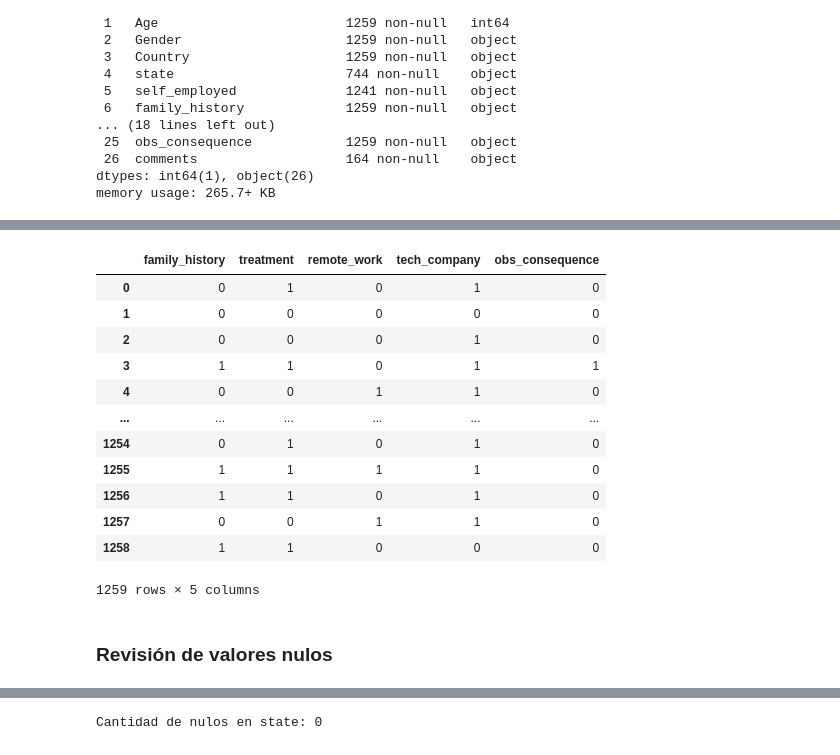
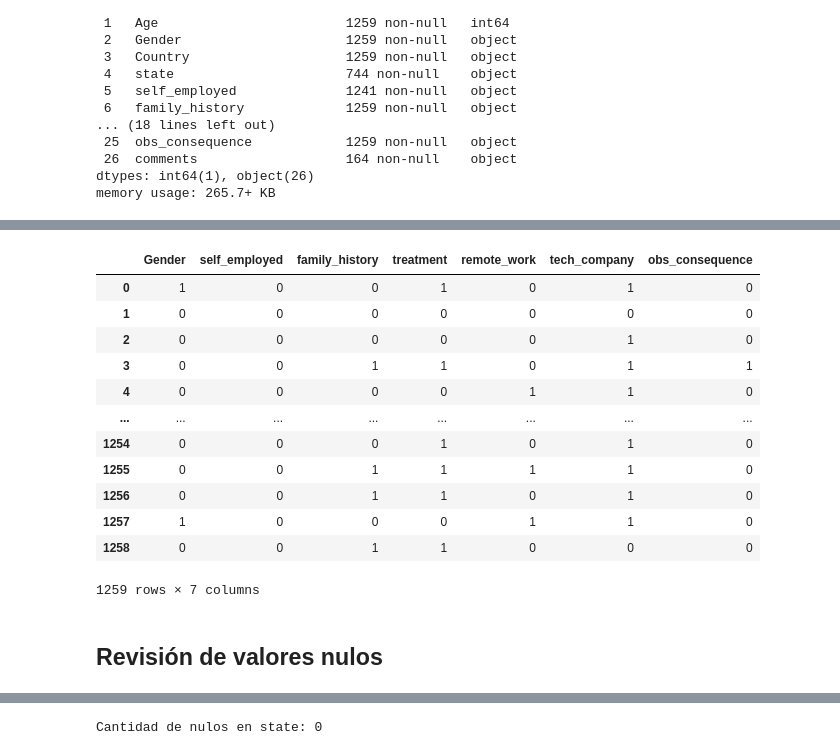
Before and after one commit to desparza13/MentalHealth_ML, a Jupyter notebook: Limpieza Dataset Mental Health - Equipo 2.ipynb, the cells around one changed output, grey strips where cells are left out. Saved outputs shown, nothing was run; the diff lists cells and outputs as text; code cells hidden in the pictures.

```diff
--- a/Limpieza Dataset Mental Health - Equipo 2.ipynb
+++ b/Limpieza Dataset Mental Health - Equipo 2.ipynb
@@ -87,2 +87,19 @@ memory usage: 265.7+ KB
+# %%
+#Cambiar valores ambiguos para que concuerden con las descripciones de los features
+#Care options se define como si conoce las opciones relacionados con el cuidado de la salud mental que el empleador provee
+#por ello si el encuestado contesta Not sure asumimos que es un no, no conoce
+df['care_options'] = df['care_options'].apply(lambda x: 'No' if x == 'Not sure' else x)
+# %%
+#Wellness program se define como El empleador ha discutido alguna vez la salud mental como parte del programa de bienestar para el empleado
+#por lo que si no sabe o no lo recuerda, el empleador no ha tenido esa discusión con el
+df['wellness_program'] = df['wellness_program'].apply(lambda x:'No' if x == "Don't know" else x)
+# %%
+#Coworkers se define como Si estaría dispuesto a discutir algún tema relacionado con la salud mental con sus compañeros de trabajo
+#pero para fines de este estudio y poder generalizar, en caso de estar dispuesto a hablar con uno, lo tomaremos como si estar dispuesto a hablar
+df['coworkers'] = df['coworkers'].apply(lambda x:'Yes' if x == "Some of them" else x)
+# %%
+#Supervisor se define como Si estaría dispuesto a discutir algún tema relacionado con la salud mental con su supervisor
+#pero para fines de este estudio y poder generalizar, en caso de estar dispuesto a hablar con uno, lo tomaremos como si estar dispuesto a hablar
+df['supervisor'] = df['supervisor'].apply(lambda x:'Yes' if x == "Some of them" else x)
 # %%
 #Desplegar las columnas con valores binarios
@@ -106,29 +122,37 @@ df[['family_history','treatment','remote_work', 'tech_company', 'obs_consequence
 # %%
 #Reemplazar las columnas 'family_history', 'treatment', 'remote_work', 'tech_company' y 'obs_consequence' por enteros para poder visualizar los datos
+df['self_employed'] = df['self_employed'].apply(lambda x: 1 if x == 'Yes' else 0)
 df['family_history'] = df['family_history'].apply(lambda x: 1 if x == 'Yes' else 0)
 df['treatment'] = df['treatment'].apply(lambda x: 1 if x == 'Yes' else 0)
 df['remote_work'] = df['remote_work'].apply(lambda x: 1 if x == 'Yes' else 0)
 df['tech_company'] = df['tech_company'].apply(lambda x: 1 if x == 'Yes' else 0)
+df['care_options'] = df['care_options'].apply(lambda x: 1 if x == 'Yes' else 0)
+df['wellness_program'] = df['wellness_program'].apply(lambda x: 1 if x == 'Yes' else 0)
+df['coworkers'] = df['coworkers'].apply(lambda x: 1 if x == 'Yes' else 0)
+df['supervisor'] = df['supervisor'].apply(lambda x: 1 if x == 'Yes' else 0)
 df['obs_consequence'] = df['obs_consequence'].apply(lambda x: 1 if x == 'Yes' else 0)
 
+#Reemplazar los géneros por Hombre (0) y Mujer (1)
+df['Gender'] = df['Gender'].apply(lambda x : 1 if x[0].lower() == 'f' else 0)
+
 #Ver el cambio
-df[['family_history','treatment','remote_work', 'tech_company', 'obs_consequence']]
+df[['Gender', 'self_employed', 'family_history','treatment','remote_work', 'tech_company', 'obs_consequence']]
 # %% [output]
-|  | family_history | treatment | remote_work | tech_company | obs_consequence |
-| 0 | 0 | 1 | 0 | 1 | 0 |
-| 1 | 0 | 0 | 0 | 0 | 0 |
-| 2 | 0 | 0 | 0 | 1 | 0 |
-| 3 | 1 | 1 | 0 | 1 | 1 |
-| 4 | 0 | 0 | 1 | 1 | 0 |
-| ... | ... | ... | ... | ... | ... |
-| 1254 | 0 | 1 | 0 | 1 | 0 |
-| 1255 | 1 | 1 | 1 | 1 | 0 |
-| 1256 | 1 | 1 | 0 | 1 | 0 |
-| 1257 | 0 | 0 | 1 | 1 | 0 |
-| 1258 | 1 | 1 | 0 | 0 | 0 |
+|  | Gender | self_employed | family_history | treatment | remote_work | tech_company | obs_consequence |
+| 0 | 1 | 0 | 0 | 1 | 0 | 1 | 0 |
+| 1 | 0 | 0 | 0 | 0 | 0 | 0 | 0 |
+| 2 | 0 | 0 | 0 | 0 | 0 | 1 | 0 |
+| 3 | 0 | 0 | 1 | 1 | 0 | 1 | 1 |
+| 4 | 0 | 0 | 0 | 0 | 1 | 1 | 0 |
+| ... | ... | ... | ... | ... | ... | ... | ... |
+| 1254 | 0 | 0 | 0 | 1 | 0 | 1 | 0 |
+| 1255 | 0 | 0 | 1 | 1 | 1 | 1 | 0 |
+| 1256 | 0 | 0 | 1 | 1 | 0 | 1 | 0 |
+| 1257 | 1 | 0 | 0 | 0 | 1 | 1 | 0 |
+| 1258 | 0 | 0 | 1 | 1 | 0 | 0 | 0 |
-1259 rows × 5 columns
+1259 rows × 7 columns
 # %% [markdown]
-### Revisión de valores nulos
+## Revisión de valores nulos
 # %%
 #Revisar si faltan datos
 sns.heatmap(df.isnull(), yticklabels = False, cbar = False, cmap = 'Blues')
```
Also changed, not shown: parts of 25 cells of this notebook, 3 other files.
